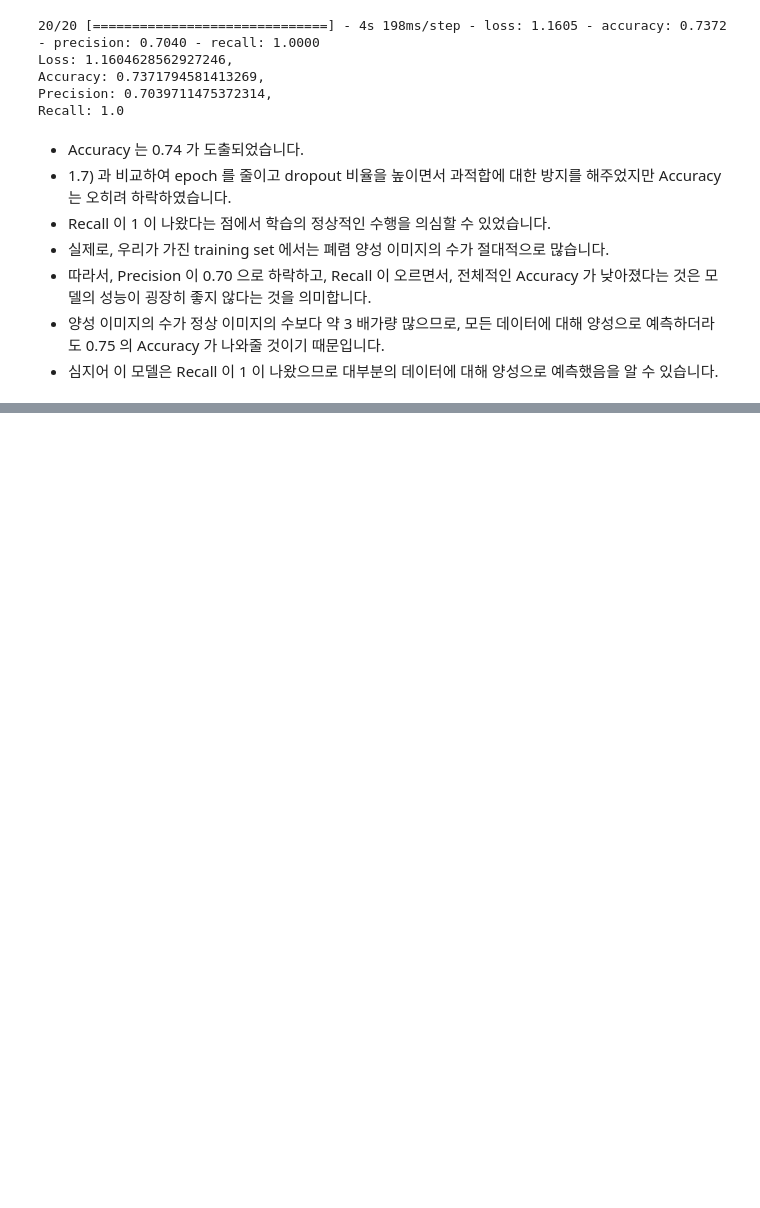
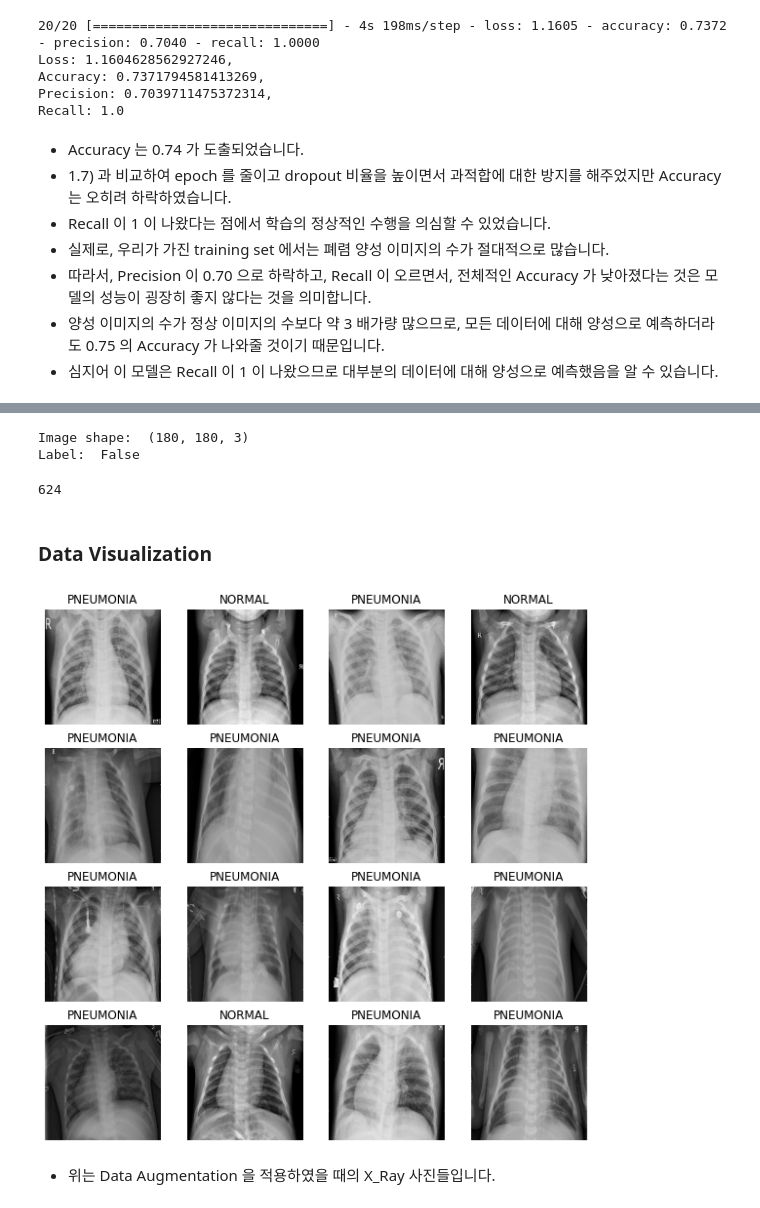
Before and after one commit to AidenLeeeee/explorations-projects, a Jupyter notebook: [E-09]PneumoniaClassification.ipynb, the cells around one changed output, grey strips where cells are left out. Cells and saved outputs as stored; diff of their text form; code cells hidden in the pictures; blank space fills up the shorter version.

```diff
--- a/[E-09]PneumoniaClassification.ipynb
+++ b/[E-09]PneumoniaClassification.ipynb
@@ -1702,0 +1775,4 @@ Recall: 1.0
+# %%
+def augment(image,label):
+    image = tf.image.random_flip_left_right(image)
+    return image,label
@@ -1702,0 +1781,12 @@ Recall: 1.0
+# %%
+def prepare_for_training(ds, shuffle_buffer_size=1000):
+    ds = ds.map(
+            augment,
+            num_parallel_calls=2
+        )
+    ds = ds.shuffle(buffer_size=shuffle_buffer_size)
+    ds = ds.repeat()
+    ds = ds.batch(BATCH_SIZE)
+    ds = ds.prefetch(buffer_size=AUTOTUNE)
+
+    return ds
@@ -1702,0 +1797,31 @@ Recall: 1.0
+# %%
+train_ds = train_list_ds.map(process_path, num_parallel_calls=AUTOTUNE)
+val_ds = val_list_ds.map(process_path, num_parallel_calls=AUTOTUNE)
+# %%
+for image, label in train_ds.take(1):
+    print("Image shape: ", image.numpy().shape)
+    print("Label: ", label.numpy())
+# %% [output]
+Image shape:  (180, 180, 3)
+Label:  False
+# %%
+test_list_ds = tf.data.Dataset.list_files(TEST_PATH)
+TEST_IMAGE_COUNT = tf.data.experimental.cardinality(test_list_ds).numpy()
+test_ds = test_list_ds.map(process_path, num_parallel_calls=AUTOTUNE)
+test_ds = test_ds.batch(BATCH_SIZE)
+
+print(TEST_IMAGE_COUNT)
+# %% [output]
+624
+# %%
+train_ds = prepare_for_training(train_ds)
+val_ds = prepare_for_training(val_ds)
+# %% [markdown]
+### Data Visualization
+# %%
+image_batch, label_batch = next(iter(train_ds))
+show_batch(image_batch, label_batch)
+# %% [output]
+[figure, added]
+# %% [markdown]
+- 위는 Data Augmentation 을 적용하였을 때의 X_Ray 사진들입니다.
```
Also changed, not shown: parts of 54 cells of this notebook.
